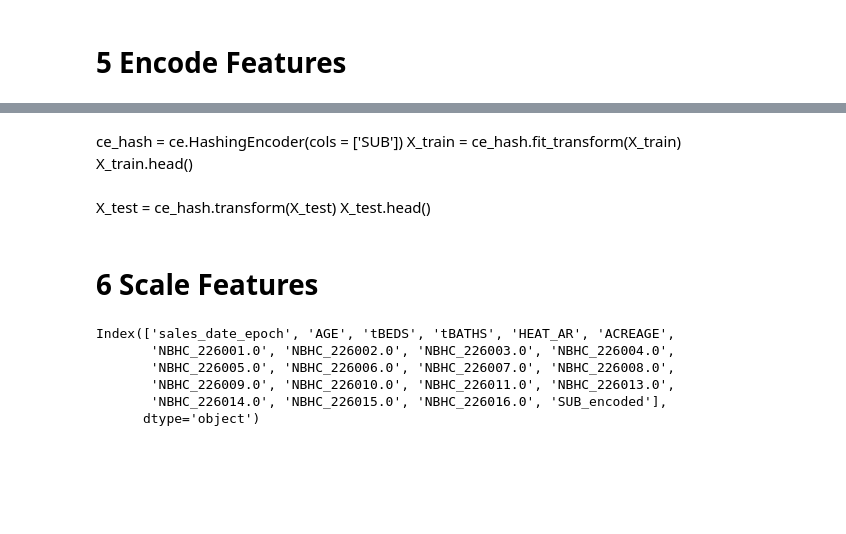
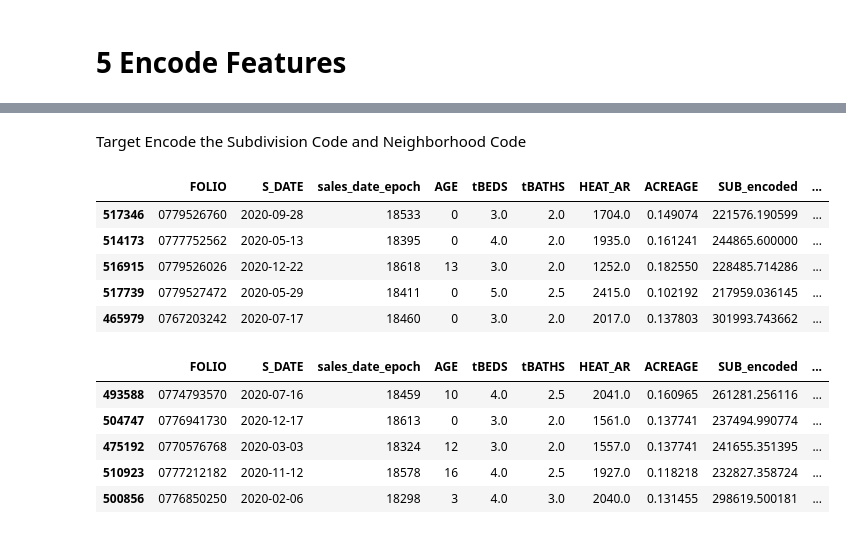
Before and after one commit to mkars01/real-estate-invest-recommender, a Jupyter notebook: notebooks/04_Feature_Engineering.ipynb, the cells around one changed output, grey strips where cells are left out. Saved outputs shown, nothing was run; the diff lists cells and outputs as text; code cells hidden in the pictures; blank space fills up the shorter version.

```diff
--- a/notebooks/04_Feature_Engineering.ipynb
+++ b/notebooks/04_Feature_Engineering.ipynb
@@ -145,19 +93,30 @@ X_test.head()
-# %% [markdown]
-ce_hash = ce.HashingEncoder(cols = ['SUB'])
-X_train = ce_hash.fit_transform(X_train)
-X_train.head()
-# %% [markdown]
-X_test = ce_hash.transform(X_test)
-X_test.head()
-# %% [markdown]
-# 6 Scale Features<a id='6'></a>
-# %%
-num_cols = X_train.select_dtypes(include=np.number).columns
-num_cols
-# %% [output]
-Index(['sales_date_epoch', 'AGE', 'tBEDS', 'tBATHS', 'HEAT_AR', 'ACREAGE',
-       'NBHC_226001.0', 'NBHC_226002.0', 'NBHC_226003.0', 'NBHC_226004.0',
-       'NBHC_226005.0', 'NBHC_226006.0', 'NBHC_226007.0', 'NBHC_226008.0',
-       'NBHC_226009.0', 'NBHC_226010.0', 'NBHC_226011.0', 'NBHC_226013.0',
-       'NBHC_226014.0', 'NBHC_226015.0', 'NBHC_226016.0', 'SUB_encoded'],
-      dtype='object')
+# %% [markdown]
+Target Encode the Subdivision Code and Neighborhood Code
+# %%
+ce_target_sub = ce.TargetEncoder()
+X_train['SUB_encoded'] = ce_target_sub.fit_transform(X_train['SUB'], y_train)
+
+ce_target_nbhc = ce.TargetEncoder()
+X_train['NBHC_encoded'] = ce_target_nbhc.fit_transform(X_train['NBHC'], y_train)
+
+X_train.drop(['SUB', 'NBHC'], axis=1, inplace=True)
+X_train.head()
+# %% [output]
+|  | FOLIO | S_DATE | sales_date_epoch | AGE | tBEDS | tBATHS | HEAT_AR | ACREAGE | SUB_encoded | ... |
+| 517346 | 0779526760 | 2020-09-28 | 18533 | 0 | 3.0 | 2.0 | 1704.0 | 0.149074 | 221576.190599 | ... |
+| 514173 | 0777752562 | 2020-05-13 | 18395 | 0 | 4.0 | 2.0 | 1935.0 | 0.161241 | 244865.600000 | ... |
+| 516915 | 0779526026 | 2020-12-22 | 18618 | 13 | 3.0 | 2.0 | 1252.0 | 0.182550 | 228485.714286 | ... |
+| 517739 | 0779527472 | 2020-05-29 | 18411 | 0 | 5.0 | 2.5 | 2415.0 | 0.102192 | 217959.036145 | ... |
+| 465979 | 0767203242 | 2020-07-17 | 18460 | 0 | 3.0 | 2.0 | 2017.0 | 0.137803 | 301993.743662 | ... |
+# %%
+X_test['SUB_encoded'] = ce_target_sub.transform(X_test['SUB'])
+X_test['NBHC_encoded'] = ce_target_nbhc.transform(X_test['NBHC'])
+X_test.drop(['SUB', 'NBHC'], axis=1, inplace=True)
+X_test.head()
+# %% [output]
+|  | FOLIO | S_DATE | sales_date_epoch | AGE | tBEDS | tBATHS | HEAT_AR | ACREAGE | SUB_encoded | ... |
+| 493588 | 0774793570 | 2020-07-16 | 18459 | 10 | 4.0 | 2.5 | 2041.0 | 0.160965 | 261281.256116 | ... |
+| 504747 | 0776941730 | 2020-12-17 | 18613 | 0 | 3.0 | 2.0 | 1561.0 | 0.137741 | 237494.990774 | ... |
+| 475192 | 0770576768 | 2020-03-03 | 18324 | 12 | 3.0 | 2.0 | 1557.0 | 0.137741 | 241655.351395 | ... |
+| 510923 | 0777212182 | 2020-11-12 | 18578 | 16 | 4.0 | 2.5 | 1927.0 | 0.118218 | 232827.358724 | ... |
+| 500856 | 0776850250 | 2020-02-06 | 18298 | 3 | 4.0 | 3.0 | 2040.0 | 0.131455 | 298619.500181 | ... |
```
Also changed, not shown: parts of 22 cells of this notebook, 3 other files.
